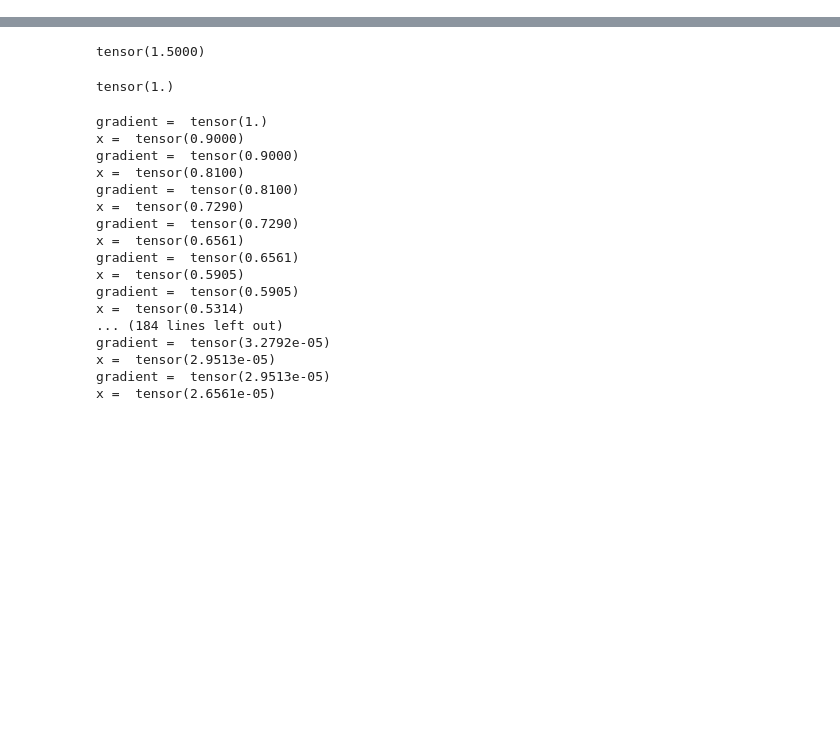
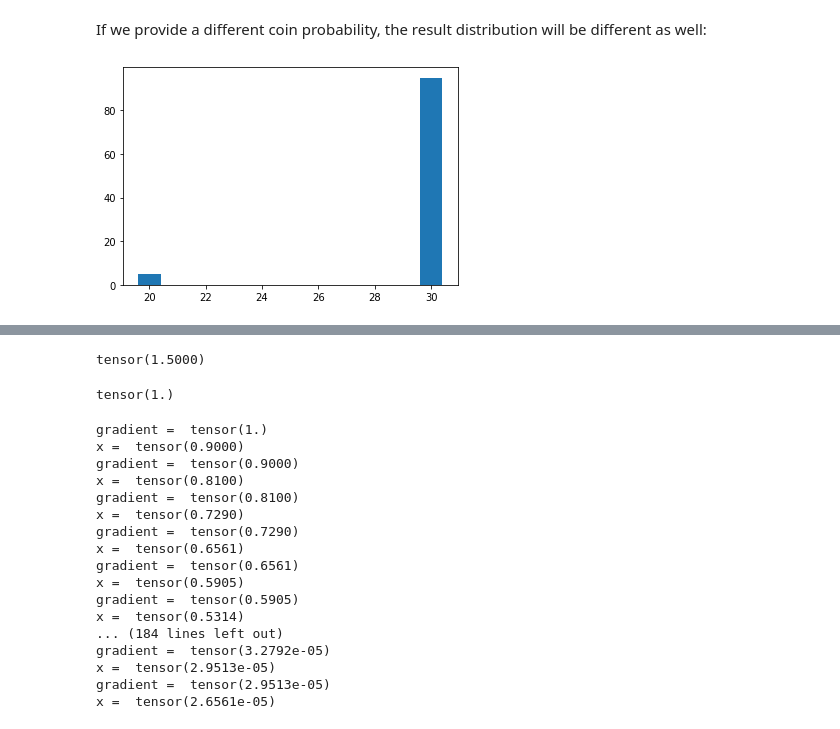
Before and after one commit to DCMLab/probabilistic_harmony_model, a Jupyter notebook: How Pyro Really Works.ipynb, the cells around one changed output, grey strips where cells are left out. Cells and saved outputs as stored; diff of their text form; code cells hidden in the pictures; blank space fills up the shorter version.

```diff
--- a/How Pyro Really Works.ipynb
+++ b/How Pyro Really Works.ipynb
@@ -46,0 +217,10 @@ Thus we have turned the joint distribution $p(a,b,c)$ into a *generative process
+# %% [markdown]
+If we provide a different coin probability, the result distribution will be different as well:
+# %%
+results = [my_random_function(0.1) for i in range(100)]
+
+counts = Counter(results)
+plt.bar(counts.keys(), counts.values())
+plt.show()
+# %% [output]
+[figure, added]
```
Also changed, not shown: parts of 46 cells of this notebook.
